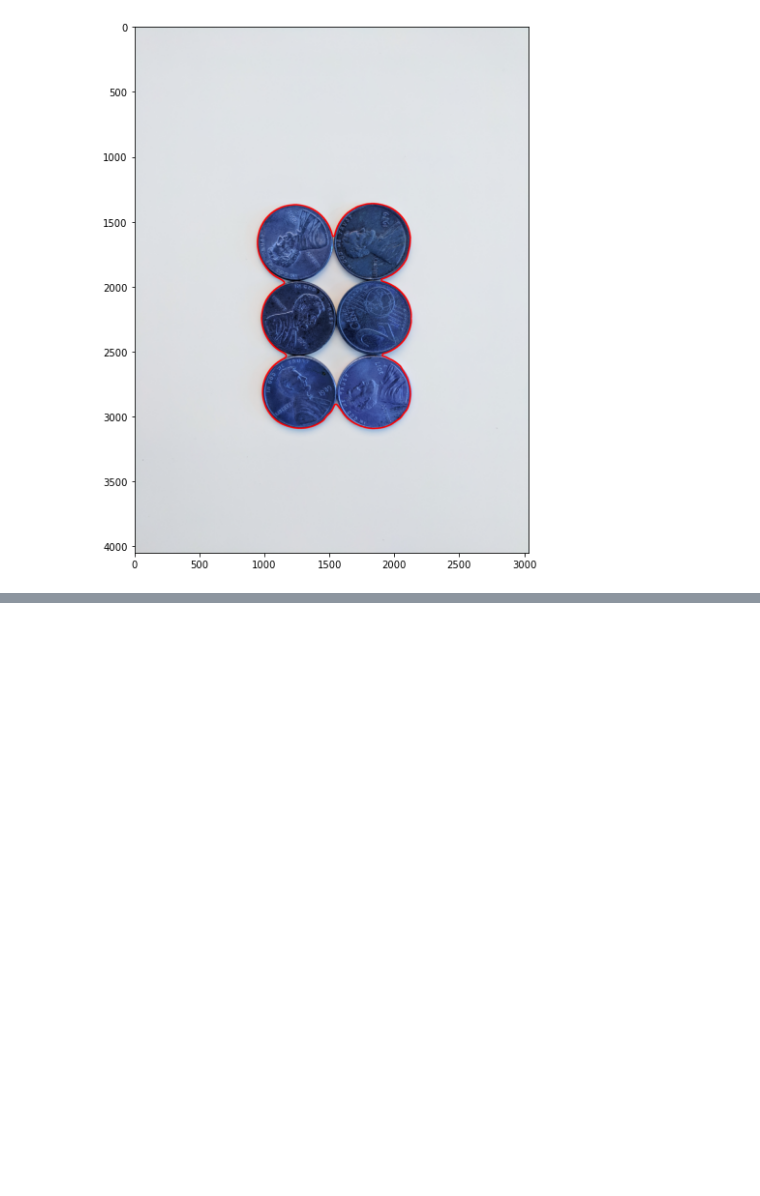
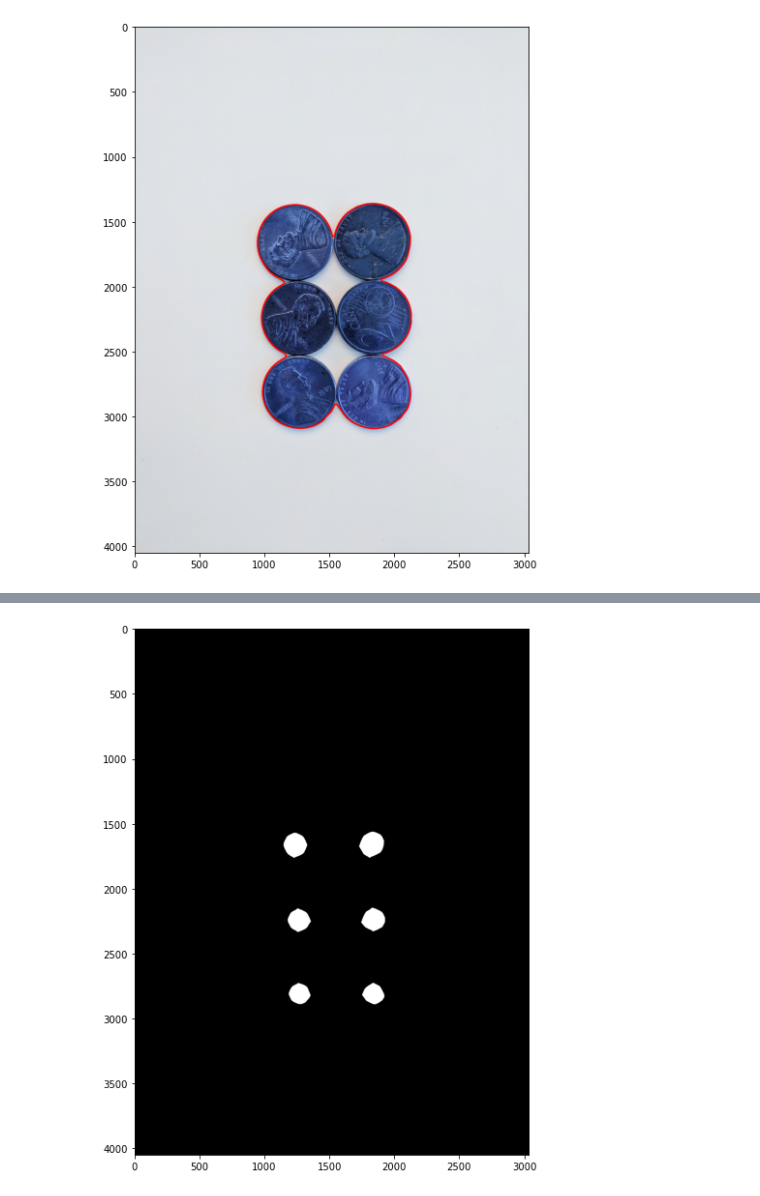
Before and after one commit to Zahed-Golabi/Computer-Vision, a Jupyter notebook: 5. Object Detection with Opencv/Watershed Algorithm.ipynb, the cells around one changed output, grey strips where cells are left out. Cells and saved outputs as stored; diff of their text form; code cells hidden in the pictures; blank space fills up the shorter version.

```diff
--- a/5. Object Detection with Opencv/Watershed Algorithm.ipynb
+++ b/5. Object Detection with Opencv/Watershed Algorithm.ipynb
@@ -95,0 +109,6 @@ display(opening)
+# %%
+ret,sure_fg = cv2.threshold(dist_transform,0.7*dist_transform.max(),255,0)
+# %%
+display(sure_fg)
+# %% [output]
+[figure, added]
```
Also changed, not shown: parts of 31 cells of this notebook.
